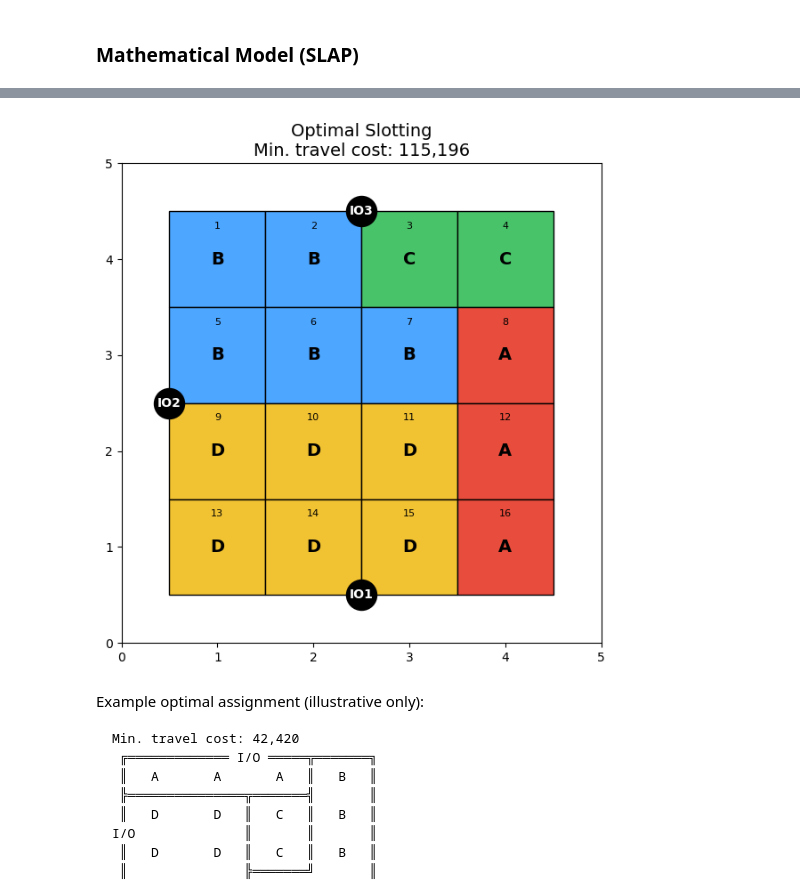
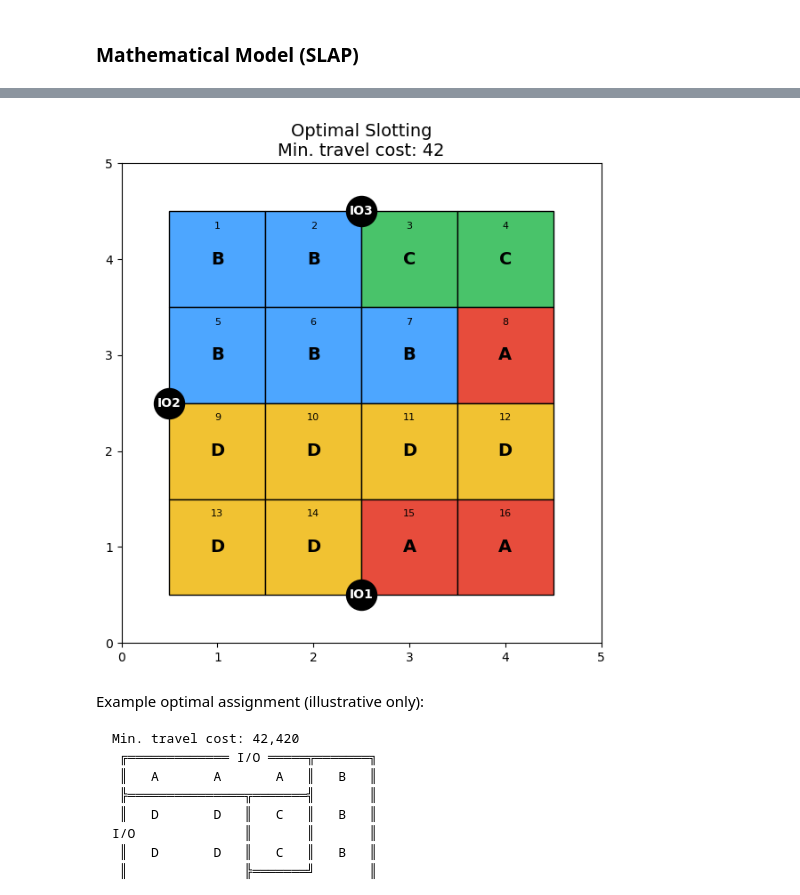
Before and after one commit to FrankMesselink/AS2---Warehousing, a Jupyter notebook: wh-as_storage-optimization_answer-template.ipynb, the cells around one changed output, grey strips where cells are left out. Drawn from its saved outputs; the diff is of its cells as text; code cells hidden in the pictures.

```diff
--- a/wh-as_storage-optimization_answer-template.ipynb
+++ b/wh-as_storage-optimization_answer-template.ipynb
@@ -50,20 +50,28 @@ for k, io_coord in io_points.items():
 print("Distance Matrix (d_kj): \n")
 print(distance_matrix)
 
+# Calculate weight matrix w_ij
 items = ["A", "B", "C", "D"]
 weights_matrix = pd.DataFrame(index=items, columns=storage_locations.keys())
 
 for i in items:
+    # denominator S_i
+    S_i = sum(
+        cost_df.loc[i, f"IO Point {k}"] * frequency_df.loc[i, f"IO Point {k}"]
+        for k in io_points.keys()
+    )
+
     for j in storage_locations.keys():
-        total_weight = 0
+        numerator = 0
         for k in io_points.keys():
             f_ik = frequency_df.loc[i, f"IO Point {k}"]
             c_ik = cost_df.loc[i, f"IO Point {k}"]
             d_kj = distance_matrix.loc[k, j]
-            total_weight += f_ik * (c_ik + d_kj)
-        weights_matrix.loc[i, j] = total_weight / total_spaces
+            numerator += c_ik * f_ik * d_kj
 
-print("Weight matrix w_ij (items × storage locations):")
+        weights_matrix.loc[i, j] = numerator / S_i if S_i != 0 else 0
+
+print("Weight matrix w_ij (items x storage locations):")
 print(weights_matrix)
 # %% [output]
 Distance Matrix (d_kj):
@@ -230,41 +224,43 @@ import matplotlib.pyplot as plt
 from collections import Counter
 import pulp
 
+cost_matrix = weights_matrix.astype(float)
+slot_list = sorted(storage_locations.keys())
 
-# Solve SLAP by using MILP
 
-# Decision variable x[i][j] ∈ {0,1} whether item i is assigned to slot j
+#MILP
+# Decision: x[i,j] in {0,1}
 x = pulp.LpVariable.dicts("x", (items, slot_list), cat="Binary")
 
-prob = pulp.LpProblem("Slotting_MILP", pulp.LpMinimize)
+prob = pulp.LpProblem("Slotting_MILP_with_weights", pulp.LpMinimize)
 
-# Objective: minimize sum(cost_matrix[i,j] * x[i,j])
+# Objective: minimize sum_{i,j} cost_matrix[i,j] * x[i,j]
 prob += pulp.lpSum(cost_matrix.loc[i, j] * x[i][j] for i in items for j in slot_list)
 
-# Constraint 1: each slot j must be assigned exactly one item
+# Constraint 1: each slot j assigned to exactly one item
 for j in slot_list:
     prob += pulp.lpSum(x[i][j] for i in items) == 1
 
-# Constraint 2: each item i must occupy exactly storage_spaces[i] slots
+# Constraint 2: each item i occupies exactly storage_spaces[i] slots
 for i in items:
     prob += pulp.lpSum(x[i][j] for j in slot_list) == storage_spaces[i]
 
-# Solve (CBC solver included with pulp). Set msg=1 if you want solver output.
+# Solve
 prob.solve(pulp.PULP_CBC_CMD(msg=0))
 
-# Check solver status
 status = pulp.LpStatus[prob.status]
 if status != "Optimal":
     raise RuntimeError(f"Solver did not return optimal status: {status}")
 
 optimal_cost = pulp.value(prob.objective)
 
-# Final assigment of items to slots
+# Extract assignment
 assignment = {}
 for j in slot_list:
     assigned = None
     for i in items:
-        if pulp.value(x[i][j]) is not None and pulp.value(x[i][j]) > 0.5:
+        val = pulp.value(x[i][j])
+        if val is not None and val > 0.5:
             assigned = i
             break
     if assigned is None:
@@ -272,11 +268,16 @@ for j in slot_list:
     assignment[j] = assigned
 
 # Output
-print("Optimal total travel cost:", int(optimal_cost))
-print("Assigned counts:", dict(Counter(assignment.values())))
+print("Distance matrix d_kj (IO points x slots):")
+print(distance_matrix)
+print("\nWeight matrix w_ij (items x slots) — used as cost matrix:")
+print(weights_matrix.round(4))
+
+print("\nOptimal total travel cost (sum of w_ij for assigned slots):", optimal_cost)
+print("Assigned counts (should equal required storage spaces):", dict(Counter(assignment.values())))
 print("Slot -> Item assignment:")
 for s in slot_list:
-    print(s, ":", assignment[s])
+    print(f"{s:2d} : {assignment[s]}")
 
 # Plotting
 colors = {"A": "#e74c3c", "B": "#4da6ff", "C": "#49c36a", "D": "#f1c232"}
@@ -287,7 +288,8 @@ fig, ax = plt.subplots(figsize=(7, 7))
 for s, (x, y) in slots.items():
     item = assignment[s]
     ax.add_patch(plt.Rectangle((x-0.5, y-0.5), 1, 1,
-                              facecolor=colors[item], edgecolor="black"))
+                              facecolor=colors[item],
+                               edgecolor="black"))
     ax.text(x, y, item, ha="center", va="center", fontsize=14, weight="bold")
     ax.text(x, y+0.3, str(s), ha="center", va="bottom", fontsize=8)
 
@@ -324,5 +324,5 @@ Slot -> Item assignment:
 16 : A
-[figure, old version]
+[figure, new version]
 # %% [markdown]
 Example optimal assignment (illustrative only):
 
```
Also changed, not shown: parts of 3 cells of this notebook.
